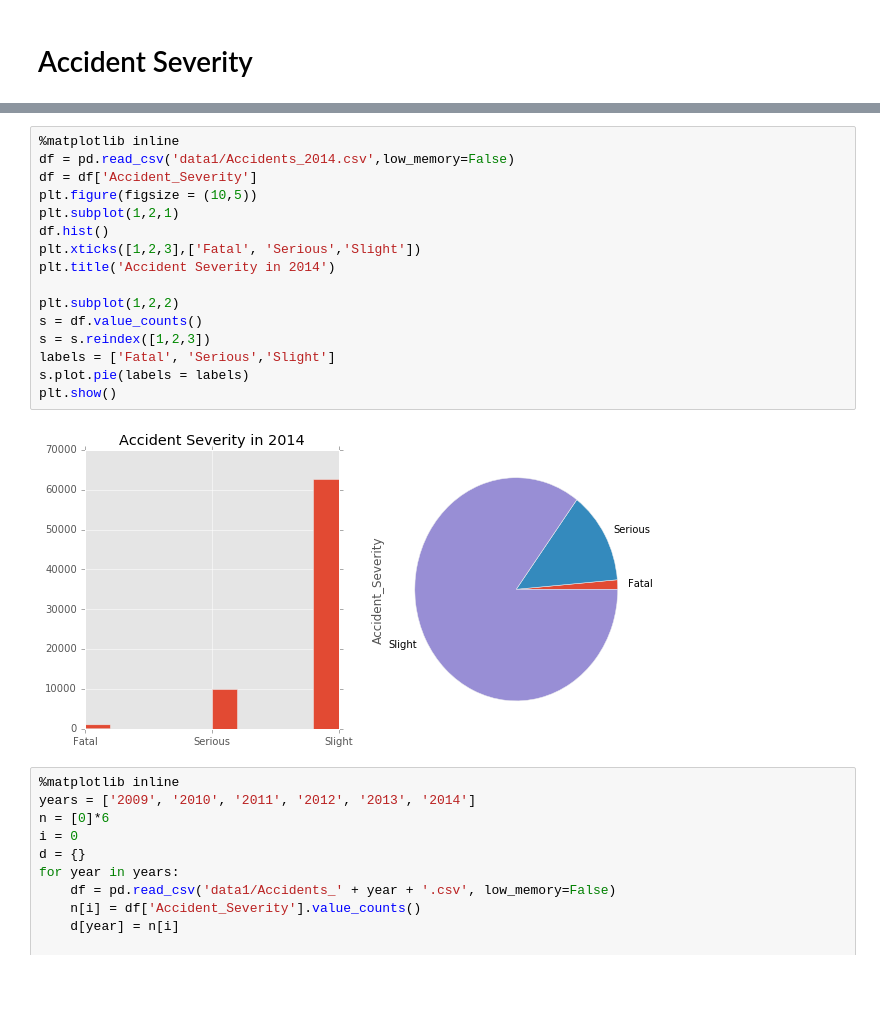
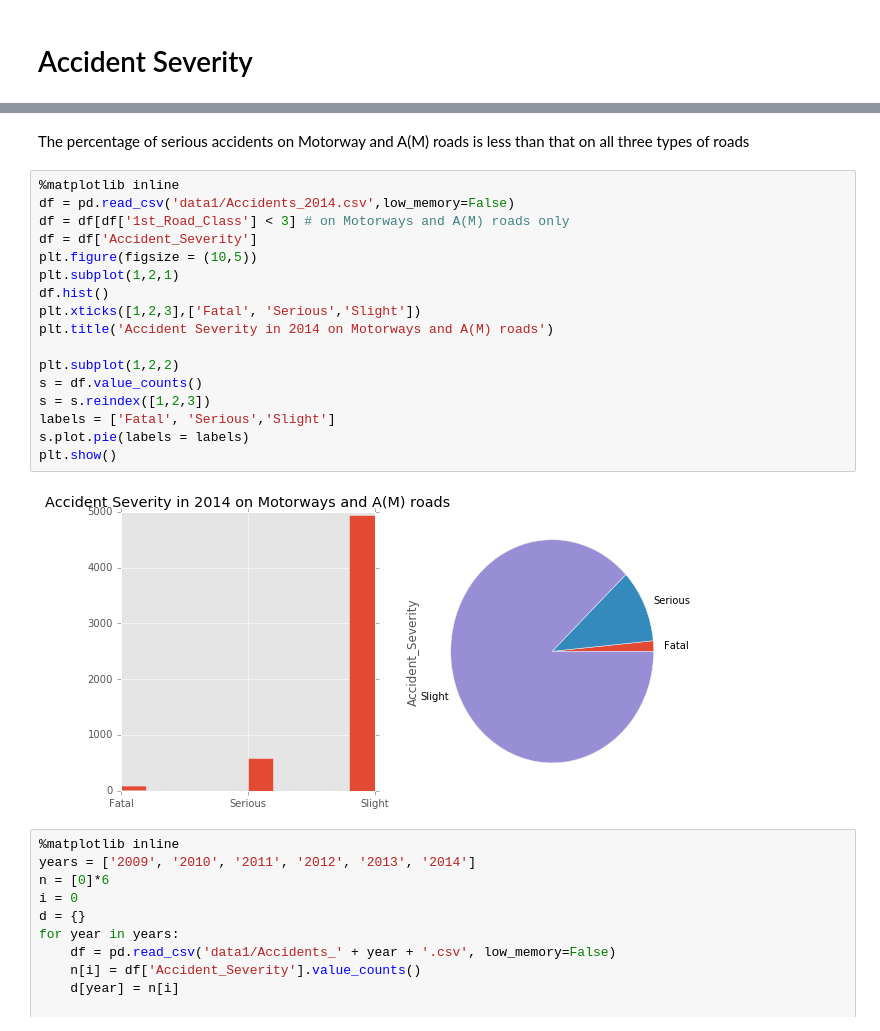
Before and after one commit to evxu/road-safety-project, a Jupyter notebook: Data_Exploration_2.ipynb, the cells around one changed output, grey strips where cells are left out. Saved outputs shown, nothing was run; the diff lists cells and outputs as text; blank space fills up the shorter version.

```diff
--- a/Data_Exploration_2.ipynb
+++ b/Data_Exploration_2.ipynb
@@ -39,21 +74,24 @@ plt.xticks([0.5,1.5,2.5,3.5,4.5,5.5], years)
+# %% [markdown]
+The percentage of serious accidents on Motorway and A(M) roads is less than that on all three types of roads
 # %%
 %matplotlib inline
 df = pd.read_csv('data1/Accidents_2014.csv',low_memory=False)
+df = df[df['1st_Road_Class'] < 3] # on Motorways and A(M) roads only
 df = df['Accident_Severity']
 plt.figure(figsize = (10,5))
 plt.subplot(1,2,1)
 df.hist()
 plt.xticks([1,2,3],['Fatal', 'Serious','Slight'])
-plt.title('Accident Severity in 2014')
+plt.title('Accident Severity in 2014 on Motorways and A(M) roads')
 
 plt.subplot(1,2,2)
 s = df.value_counts()
 s = s.reindex([1,2,3])
 labels = ['Fatal', 'Serious','Slight']
 s.plot.pie(labels = labels)
 plt.show()
 # %% [output]
-[figure, old version]
+[figure, new version]
 # %%
 %matplotlib inline
 years = ['2009', '2010', '2011', '2012', '2013', '2014']
```
Also changed, not shown: parts of 20 cells of this notebook, 6 other files.
